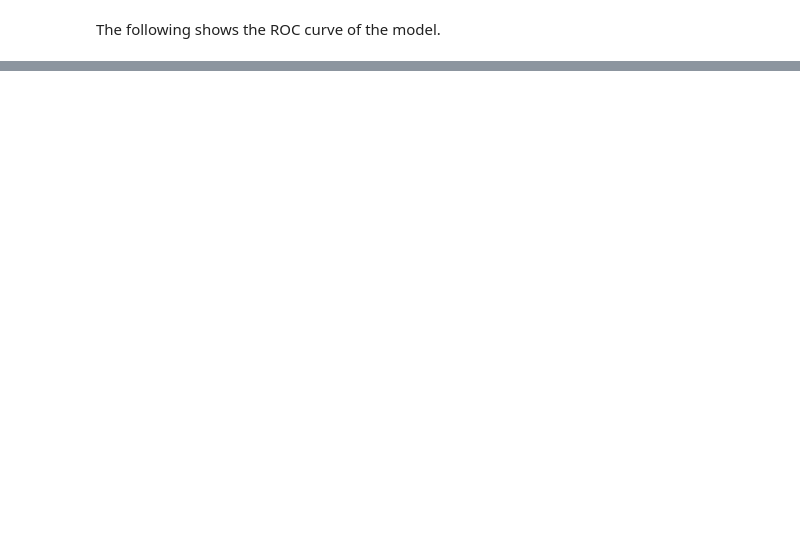
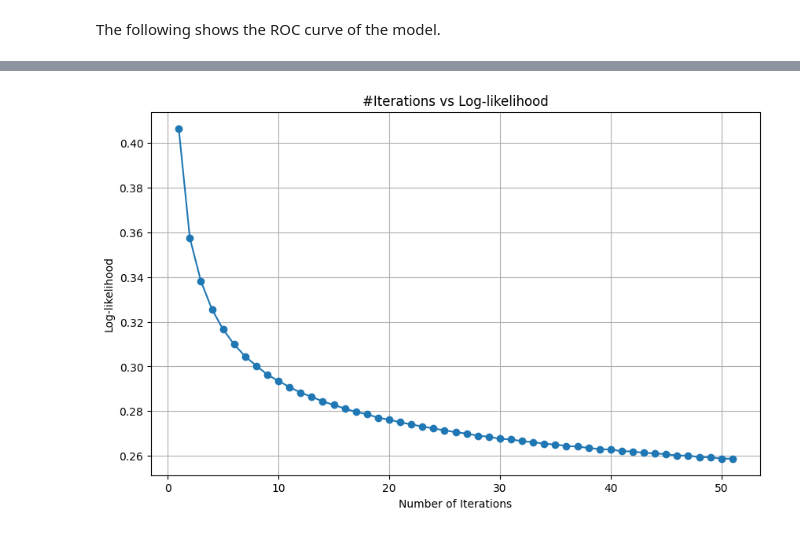
Before and after one commit to mao1756/STA5635_fa23, a Jupyter notebook: HW3/HW3.ipynb, the cells around one changed output, grey strips where cells are left out. Saved outputs shown, nothing was run; the diff lists cells and outputs as text; code cells hidden in the pictures; blank space fills up the shorter version.

```diff
--- a/HW3/HW3.ipynb
+++ b/HW3/HW3.ipynb
@@ -110,0 +195,6 @@ The maximal log-likelihood:  -10.233009067720928
+# %%
+pipe_g = Pipeline([('scaler', StandardScaler()),
+                     ('addbias', AddBias()),
+                     ('logreg', LogisticRegressionGD())])
+
+pipe_g.fit(gisette_train_x, gisette_train_y)
@@ -182,0 +240,26 @@ plt.show()
+# %%
+#Load hill-valley
+path = "./hill-valley/"
+train_x = dd.read_csv(os.path.join(path, 'X.dat'),
+                         delim_whitespace = True,
+                         header = None,
+                         blocksize = None).compute()
+
+train_y = dd.read_csv(os.path.join(path, 'Y.dat'),
+                         delim_whitespace=True,
+                         header = None,
+                         blocksize = None).compute()
+
+test_x = dd.read_csv(os.path.join(path, 'Xtest.dat'),
+                         delim_whitespace=True,
+                         header = None,
+                         blocksize = None).compute()
+
+test_y = dd.read_csv(os.path.join(path, 'Ytest.dat'),
+                         delim_whitespace=True,
+                         header = None,
+                         blocksize = None).compute()
+
+# Replace -1 with 0 so that it fits the slides
+gisette_train_y.replace(-1, 0, inplace = True)
+gisette_test_y.replace(-1, 0, inplace = True)
@@ -182,0 +456,8 @@ plt.show()
+# %%
+pipe_g = Pipeline([('scaler', StandardScaler()),
+                     ('addbias', AddBias()),
+                     ('logreg', LogisticRegressionGD_L1(lamda=0.01,
+                                                        eta = 5e-2,
+                                                        eps = 1e-5))])
+
+pipe_g.fit(gisette_train_x, gisette_train_y)
@@ -182,0 +477,4 @@ plt.show()
+# %%
+plot_itr_logl(pipe_g)
+# %% [output]
+[figure, added]
```
Also changed, not shown: parts of 39 cells of this notebook.
